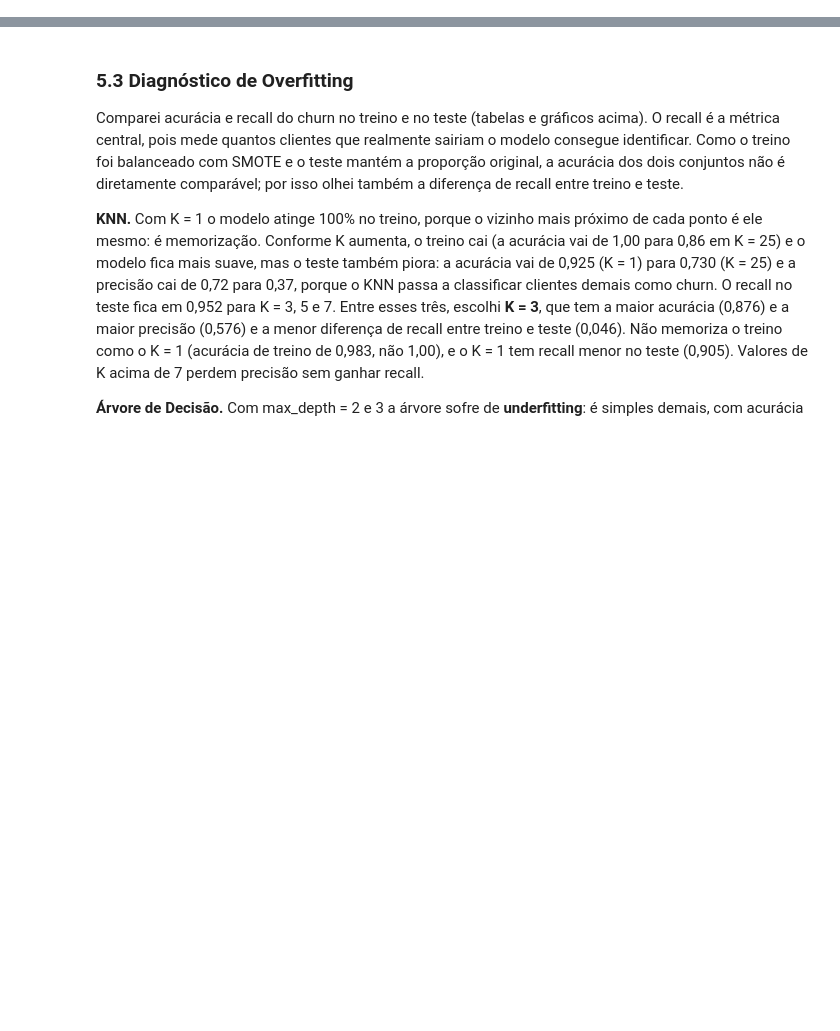
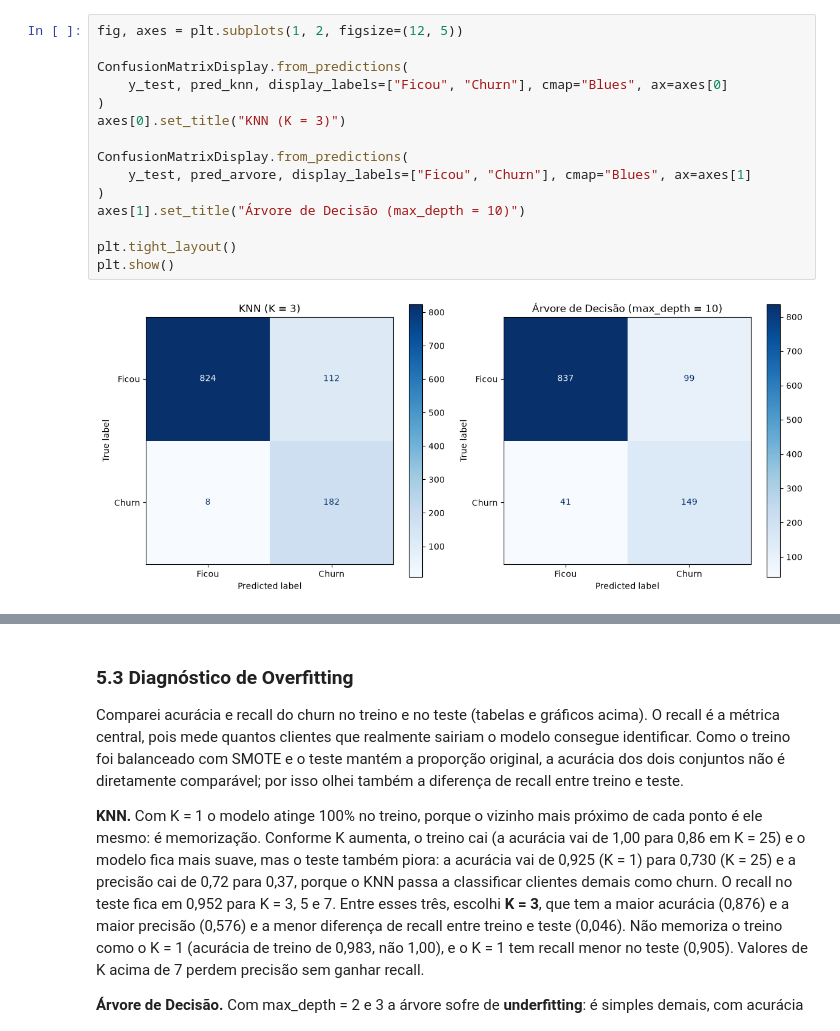
Before and after one commit to Lucas-Magalhaes-oficial/projeto-avaliativo-ml-churn-LUCAS-SARMENTO, a Jupyter notebook: notebooks/projeto_churn.ipynb, the cells around one changed output, grey strips where cells are left out. Drawn from its saved outputs; the diff is of its cells as text; blank space fills up the shorter version.

```diff
--- a/notebooks/projeto_churn.ipynb
+++ b/notebooks/projeto_churn.ipynb
@@ -0,0 +26,17 @@
+# %%
+fig, axes = plt.subplots(1, 2, figsize=(12, 5))
+
+ConfusionMatrixDisplay.from_predictions(
+    y_test, pred_knn, display_labels=["Ficou", "Churn"], cmap="Blues", ax=axes[0]
+)
+axes[0].set_title("KNN (K = 3)")
+
+ConfusionMatrixDisplay.from_predictions(
+    y_test, pred_arvore, display_labels=["Ficou", "Churn"], cmap="Blues", ax=axes[1]
+)
+axes[1].set_title("Árvore de Decisão (max_depth = 10)")
+
+plt.tight_layout()
+plt.show()
+# %% [output]
+[figure, added]
```
Also changed, not shown: parts of 3 cells of this notebook.
